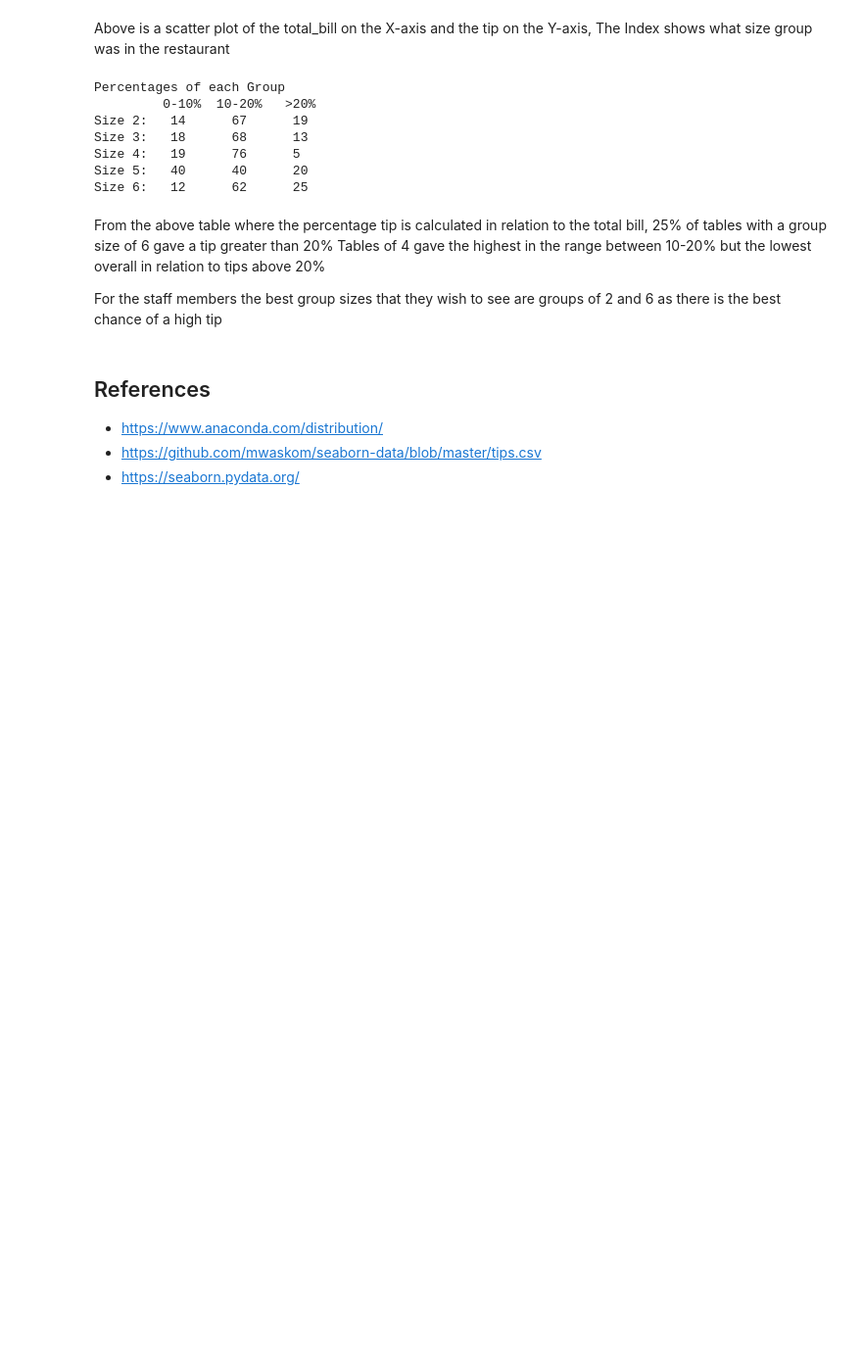
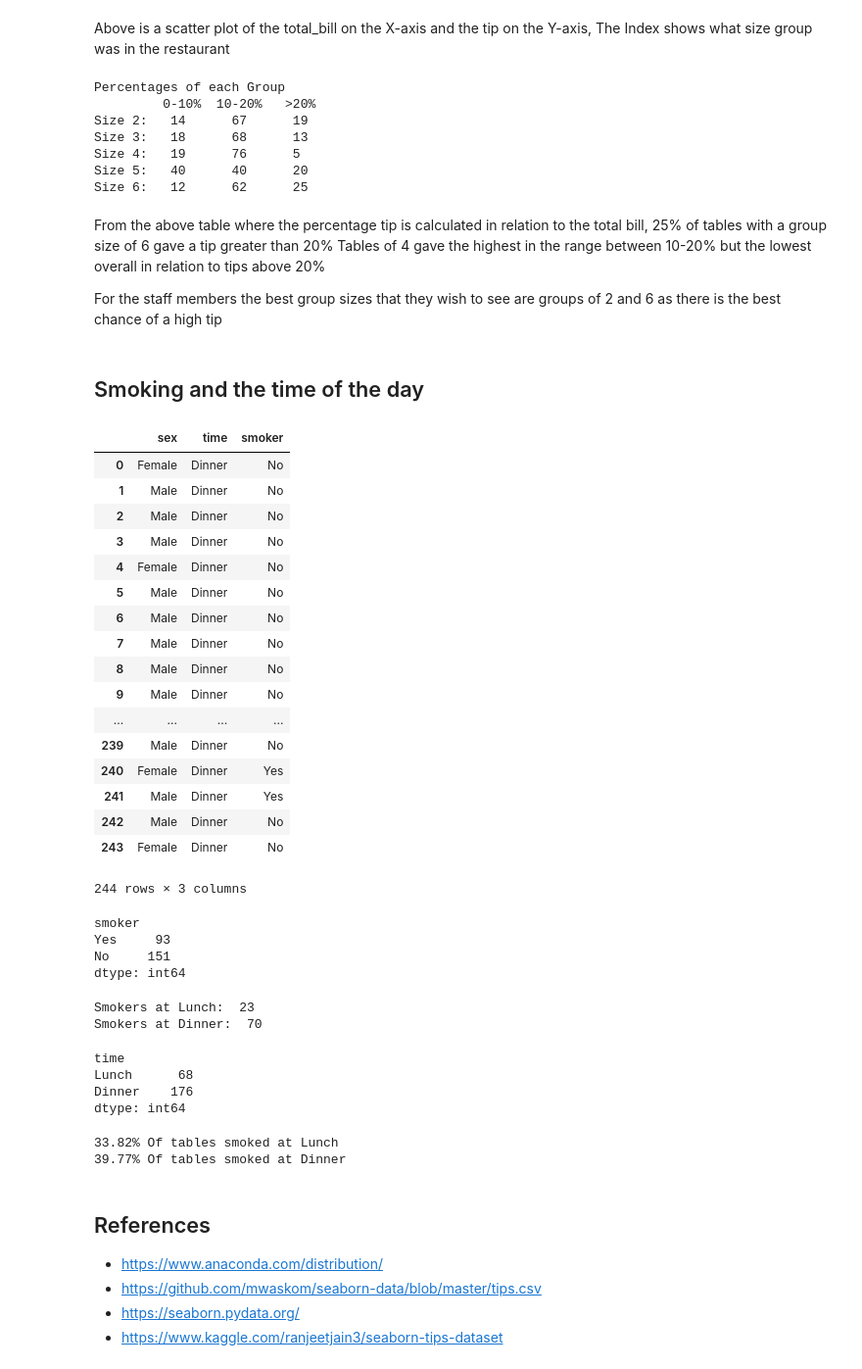
Before and after one commit to EoinStankard/DataAnalysisFundamentals_Assignment, a Jupyter notebook: TipsDataset_Assignment.ipynb, the cells around one changed output. Shown: that part at 98% size. Drawn from its saved outputs; the diff is of its cells as text; code cells hidden in the pictures; blank space fills up the shorter version.

```diff
--- a/TipsDataset_Assignment.ipynb
+++ b/TipsDataset_Assignment.ipynb
@@ -369,9 +402,79 @@ From the above table where the percentage tip is calculated in relation to the t
 Tables of 4 gave the highest in the range between 10-20% but the lowest overall in relation to tips above 20%
 
 For the staff members the best group sizes that they wish to see are groups of 2 and 6 as there is the best chance of a high tip
+# %% [markdown]
+## Smoking and the time of the day
+# %%
+tips [["sex","time", "smoker"]]
+# %% [output]
+|  | sex | time | smoker |
+| 0 | Female | Dinner | No |
+| 1 | Male | Dinner | No |
+| 2 | Male | Dinner | No |
+| 3 | Male | Dinner | No |
+| 4 | Female | Dinner | No |
+| 5 | Male | Dinner | No |
+| 6 | Male | Dinner | No |
+| 7 | Male | Dinner | No |
+| 8 | Male | Dinner | No |
+| 9 | Male | Dinner | No |
+| ... | ... | ... | ... |
+| 239 | Male | Dinner | No |
+| 240 | Female | Dinner | Yes |
+| 241 | Male | Dinner | Yes |
+| 242 | Male | Dinner | No |
+| 243 | Female | Dinner | No |
+244 rows × 3 columns
+# %%
+tips.groupby(by='smoker').size() #number of people that smoked
+# %% [output]
+smoker
+Yes     93
+No     151
+dtype: int64
+# %%
+with open("tips.csv",'r') as df:
+    rowCount=0
+    smokerLunch,smokerDinner = 0,0
+    reader = csv.reader(df, delimiter=',')
+    for row in reader:
+        if rowCount>0:
+            if row[3] == "Yes":
+                if row[5] == "Lunch":
+                    smokerLunch=smokerLunch+1
+                else:
+                    smokerDinner=smokerDinner+1
+            elif row[3] == "No":
+                continue
+
+        else:
+            rowCount = rowCount+1
+
+    print("Smokers at Lunch: ",smokerLunch)
+    print("Smokers at Dinner: ",smokerDinner)
+# %% [output]
+Smokers at Lunch:  23
+Smokers at Dinner:  70
+# %%
+tips.groupby(by='time').size()
+# %% [output]
+time
+Lunch      68
+Dinner    176
+dtype: int64
+# %%
+percSmokerLun = (smokerLunch/68)*100
+percSmokerDin = (smokerDinner/176)*100
+
+print(str(round(percSmokerLun,2))+"% Of tables smoked at Lunch")
+print(str(round(percSmokerDin,2))+"% Of tables smoked at Dinner")
+# %% [output]
+33.82% Of tables smoked at Lunch
+39.77% Of tables smoked at Dinner
 # %% [markdown]
 ## References
 
 - https://www.anaconda.com/distribution/
 - https://github.com/mwaskom/seaborn-data/blob/master/tips.csv
 - https://seaborn.pydata.org/
+- https://www.kaggle.com/ranjeetjain3/seaborn-tips-dataset
```
Also changed, not shown: parts of 6 cells of this notebook.
